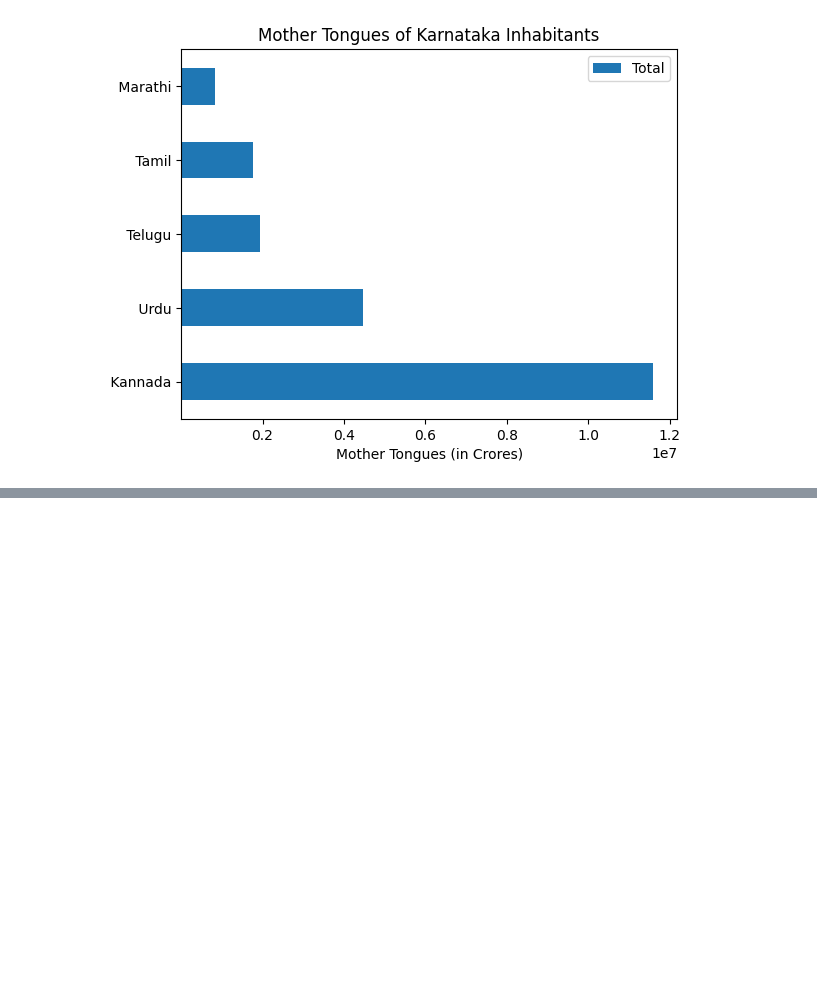
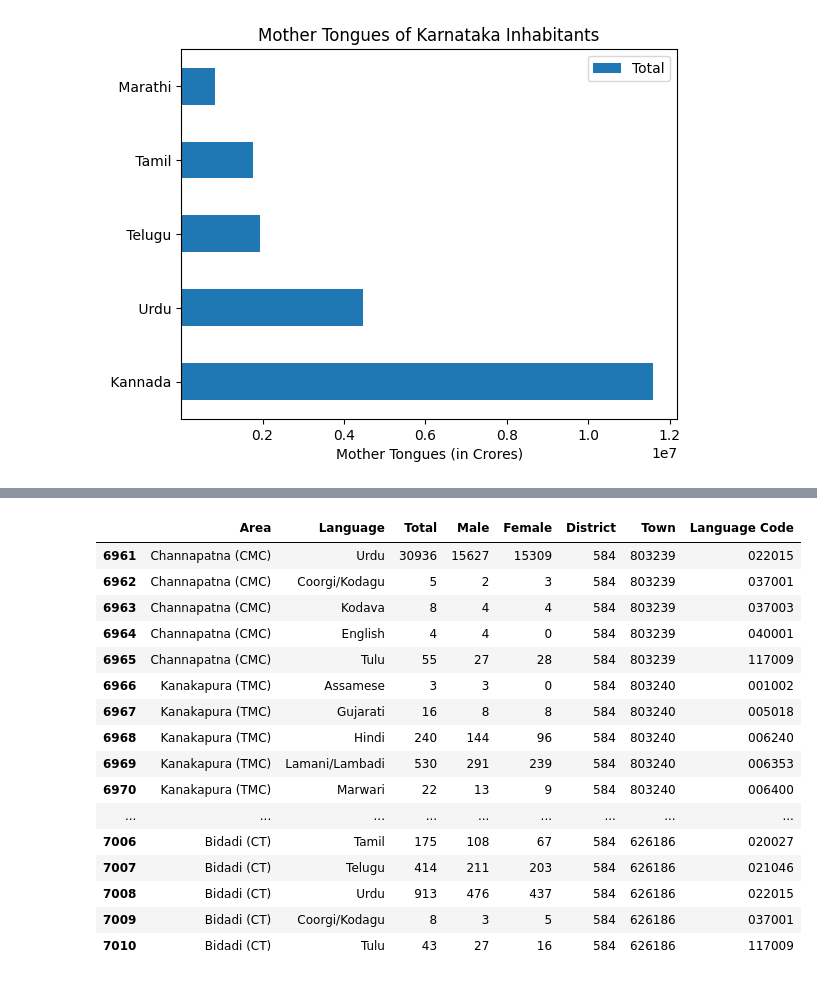
Before and after one commit to tam0w/language-eda, a Jupyter notebook: karnataka.ipynb, the cells around one changed output, grey strips where cells are left out. Cells and saved outputs as stored; diff of their text form; code cells hidden in the pictures; blank space fills up the shorter version.

Commit message:
reduced dataset

```diff
--- a/karnataka.ipynb
+++ b/karnataka.ipynb
@@ -226,0 +233,3 @@ slang.head(5).plot(title="Mother Tongues of Karnataka Inhabitants", kind='barh',
+# %%
+res = dt.loc[dt['Language Code'].isin(slang['Language Code'])]
+res.loc[res['Area'] == 'KARNATAKA'].count()
@@ -226,0 +246,25 @@ slang.head(5).plot(title="Mother Tongues of Karnataka Inhabitants", kind='barh',
+# %%
+# 42 rows where Area = Karnataka in the Global Data set. So our operation was clearly effective
+# as our global dataset also has only 42 entries for Karnataka.
+# Our dataset now has 7001 entries compared to the 15337 we started with.
+
+res = res.reset_index(drop=True)
+res.tail(50)
+# %% [output]
+|  | Area | Language | Total | Male | Female | District | Town | Language Code |
+| 6961 | Channapatna (CMC) | Urdu | 30936 | 15627 | 15309 | 584 | 803239 | 022015 |
+| 6962 | Channapatna (CMC) | Coorgi/Kodagu | 5 | 2 | 3 | 584 | 803239 | 037001 |
+| 6963 | Channapatna (CMC) | Kodava | 8 | 4 | 4 | 584 | 803239 | 037003 |
+| 6964 | Channapatna (CMC) | English | 4 | 4 | 0 | 584 | 803239 | 040001 |
+| 6965 | Channapatna (CMC) | Tulu | 55 | 27 | 28 | 584 | 803239 | 117009 |
+| 6966 | Kanakapura (TMC) | Assamese | 3 | 3 | 0 | 584 | 803240 | 001002 |
+| 6967 | Kanakapura (TMC) | Gujarati | 16 | 8 | 8 | 584 | 803240 | 005018 |
+| 6968 | Kanakapura (TMC) | Hindi | 240 | 144 | 96 | 584 | 803240 | 006240 |
+| 6969 | Kanakapura (TMC) | Lamani/Lambadi | 530 | 291 | 239 | 584 | 803240 | 006353 |
+| 6970 | Kanakapura (TMC) | Marwari | 22 | 13 | 9 | 584 | 803240 | 006400 |
+| ... | ... | ... | ... | ... | ... | ... | ... | ... |
+| 7006 | Bidadi (CT) | Tamil | 175 | 108 | 67 | 584 | 626186 | 020027 |
+| 7007 | Bidadi (CT) | Telugu | 414 | 211 | 203 | 584 | 626186 | 021046 |
+| 7008 | Bidadi (CT) | Urdu | 913 | 476 | 437 | 584 | 626186 | 022015 |
+| 7009 | Bidadi (CT) | Coorgi/Kodagu | 8 | 3 | 5 | 584 | 626186 | 037001 |
+| 7010 | Bidadi (CT) | Tulu | 43 | 27 | 16 | 584 | 626186 | 117009 |
```
Also changed, not shown: parts of 2 cells of this notebook.
